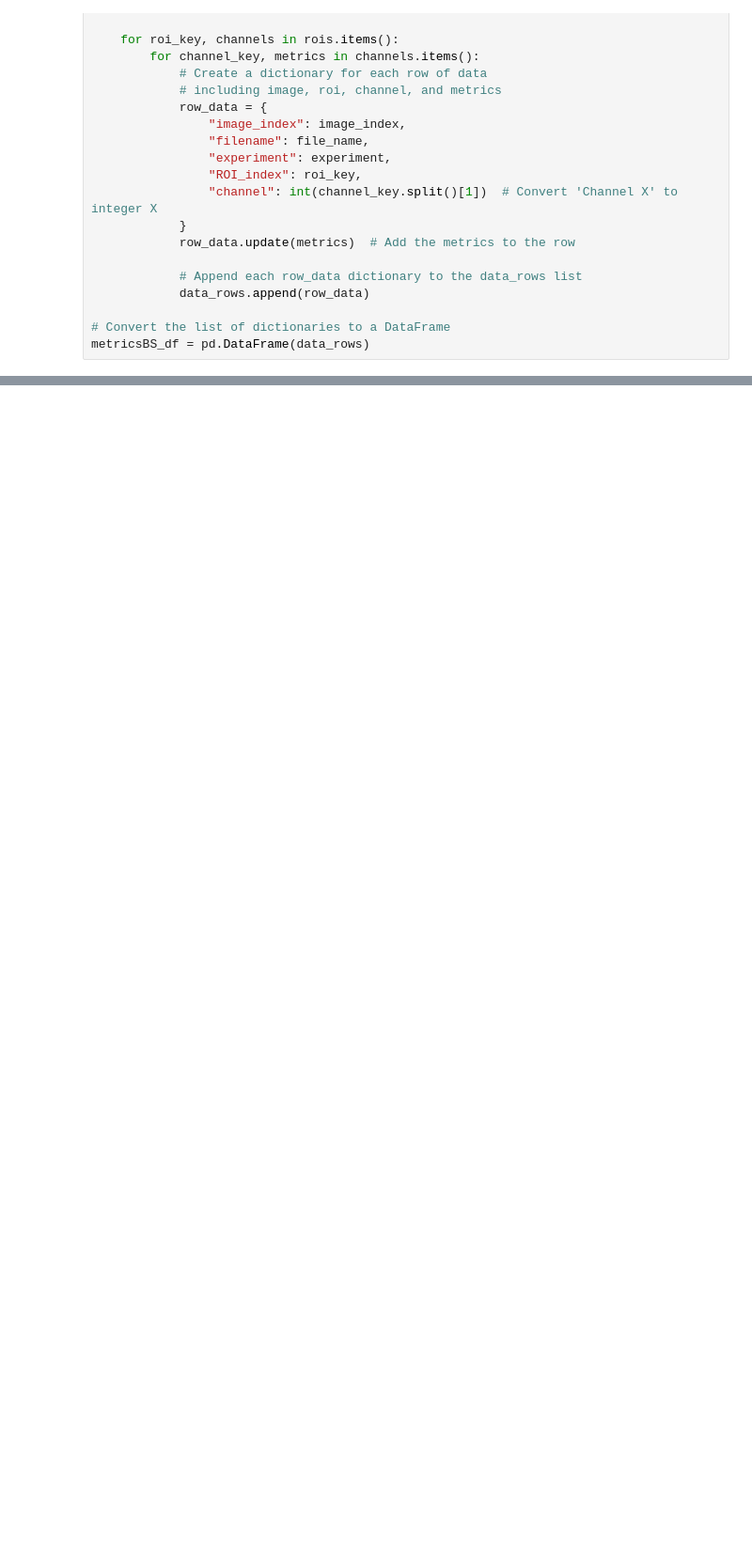
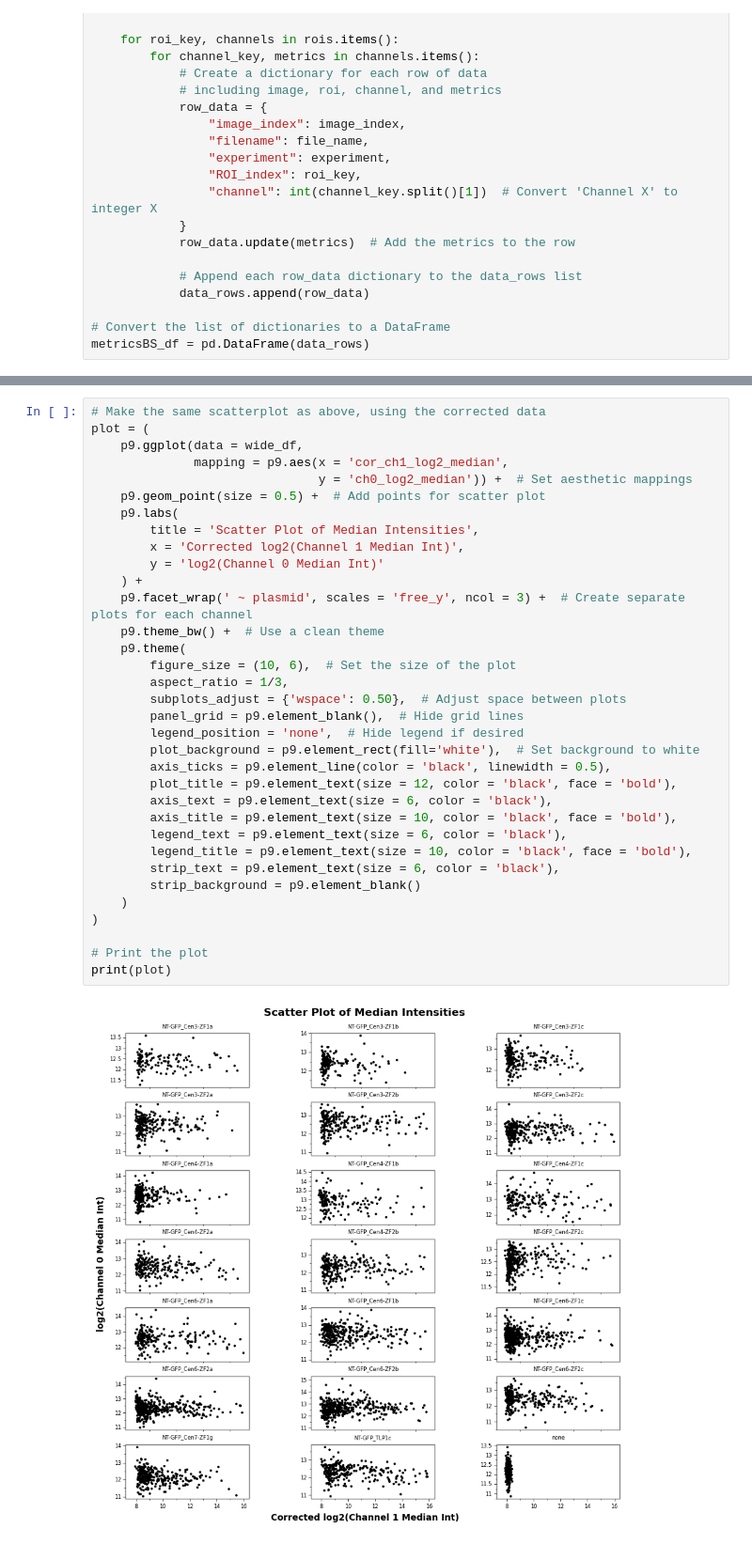
Before and after one commit to timotheelionnet/python_image-analysis, a Jupyter notebook: notebooks/img-explorer.ipynb, the cells around one changed output, grey strips where cells are left out. Shown at 94% size. Drawn from its saved outputs; the diff is of its cells as text; blank space fills up the shorter version.

```diff
--- a/notebooks/img-explorer.ipynb
+++ b/notebooks/img-explorer.ipynb
@@ -724,0 +907,36 @@ for channel, data in metrics_df.groupby('channel'):
+# %%
+# Make the same scatterplot as above, using the corrected data
+plot = (
+    p9.ggplot(data = wide_df,
+              mapping = p9.aes(x = 'cor_ch1_log2_median',
+                               y = 'ch0_log2_median')) +  # Set aesthetic mappings
+    p9.geom_point(size = 0.5) +  # Add points for scatter plot
+    p9.labs(
+        title = 'Scatter Plot of Median Intensities',
+        x = 'Corrected log2(Channel 1 Median Int)',
+        y = 'log2(Channel 0 Median Int)'
+    ) +
+    p9.facet_wrap(' ~ plasmid', scales = 'free_y', ncol = 3) +  # Create separate plots for each channel
+    p9.theme_bw() +  # Use a clean theme
+    p9.theme(
+        figure_size = (10, 6),  # Set the size of the plot
+        aspect_ratio = 1/3,
+        subplots_adjust = {'wspace': 0.50},  # Adjust space between plots
+        panel_grid = p9.element_blank(),  # Hide grid lines
+        legend_position = 'none',  # Hide legend if desired
+        plot_background = p9.element_rect(fill='white'),  # Set background to white
+        axis_ticks = p9.element_line(color = 'black', linewidth = 0.5),
+        plot_title = p9.element_text(size = 12, color = 'black', face = 'bold'),
+        axis_text = p9.element_text(size = 6, color = 'black'),
+        axis_title = p9.element_text(size = 10, color = 'black', face = 'bold'),
+        legend_text = p9.element_text(size = 6, color = 'black'),
+        legend_title = p9.element_text(size = 10, color = 'black', face = 'bold'),
+        strip_text = p9.element_text(size = 6, color = 'black'),
+        strip_background = p9.element_blank()
+    )
+)
+
+# Print the plot
+print(plot)
+# %% [output]
+[figure, added]
```
Also changed, not shown: parts of 24 cells of this notebook.
